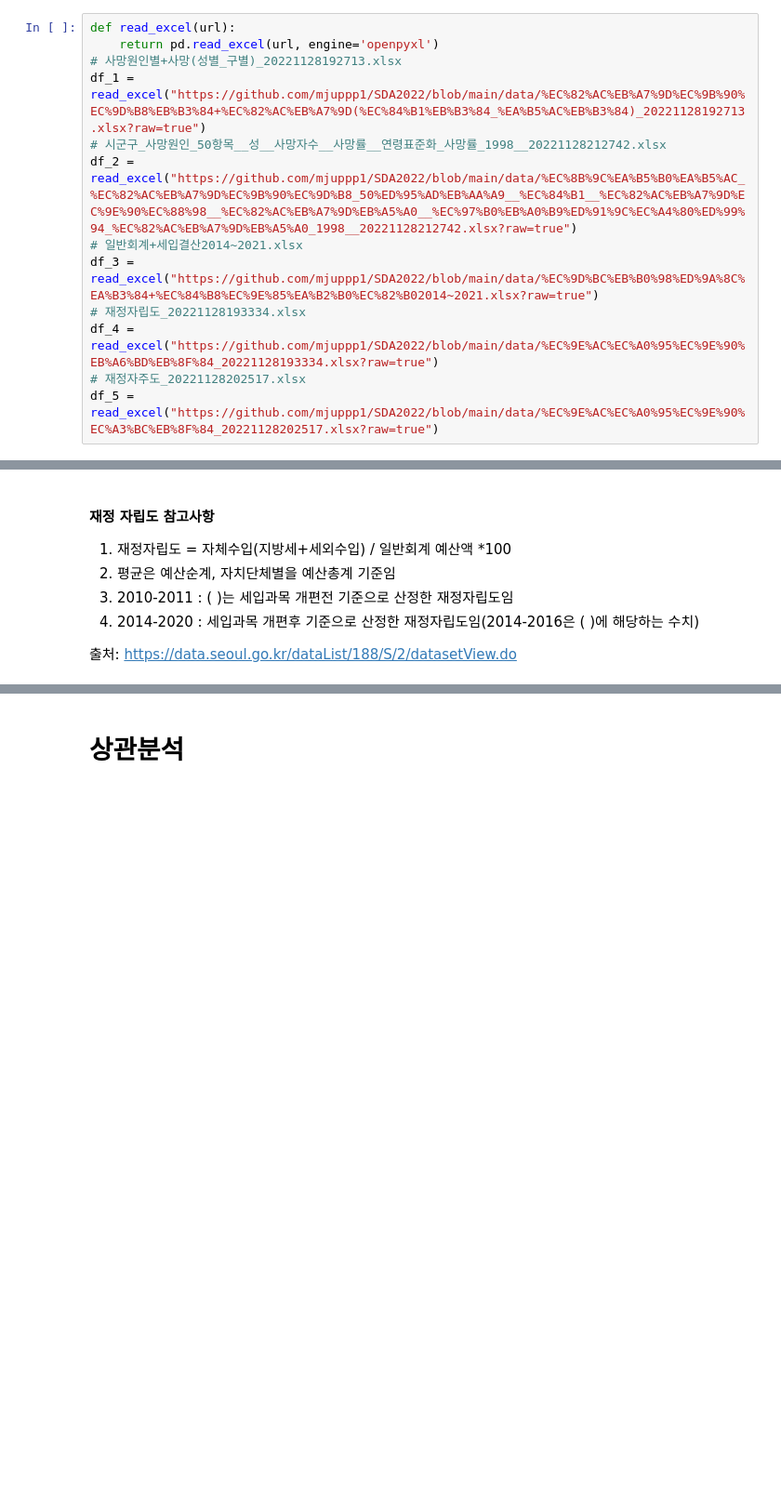
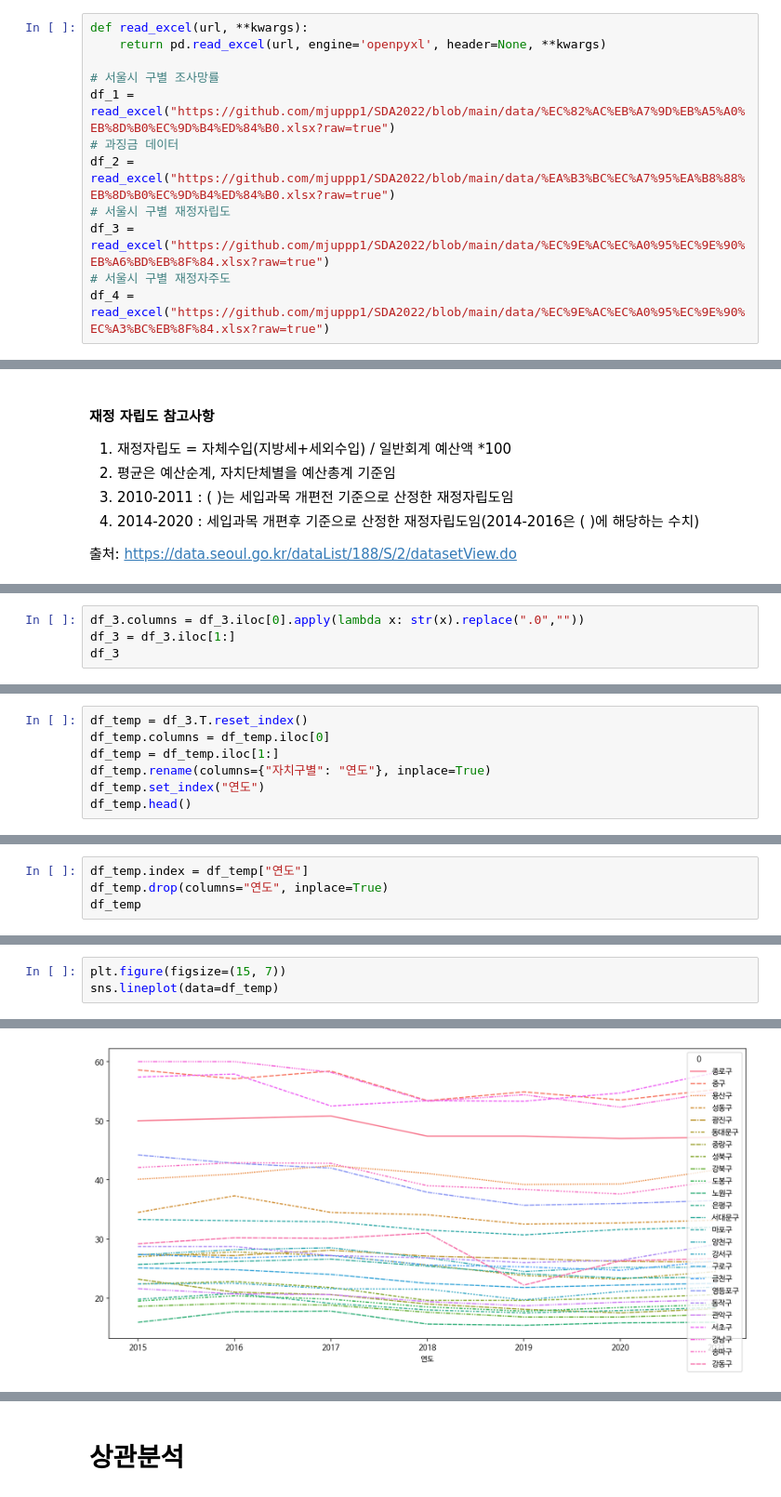
Before and after one commit to Gi-Woong/SDA-TeamProject, a Jupyter notebook: SDA_Term_Project.ipynb, the cells around one changed output, grey strips where cells are left out. Shown: that part at 93% size. Drawn from its saved outputs; the diff is of its cells as text; blank space fills up the shorter version.

```diff
--- a/SDA_Term_Project.ipynb
+++ b/SDA_Term_Project.ipynb
@@ -49,14 +70,13 @@ DataFrame 변수 명
 # %%
-def read_excel(url):
-    return pd.read_excel(url, engine='openpyxl')
-# 사망원인별+사망(성별_구별)_20221128192713.xlsx
-df_1 = read_excel("https://github.com/mjuppp1/SDA2022/blob/main/data/%EC%82%AC%EB%A7%9D%EC%9B%90%EC%9D%B8%EB%B3%84+%EC%82%AC%EB%A7%9D(%EC%84%B1%EB%B3%84_%EA%B5%AC%EB%B3%84)_20221128192713.xlsx?raw=true")
-# 시군구_사망원인_50항목__성__사망자수__사망률__연령표준화_사망률_1998__20221128212742.xlsx
-df_2 = read_excel("https://github.com/mjuppp1/SDA2022/blob/main/data/%EC%8B%9C%EA%B5%B0%EA%B5%AC_%EC%82%AC%EB%A7%9D%EC%9B%90%EC%9D%B8_50%ED%95%AD%EB%AA%A9__%EC%84%B1__%EC%82%AC%EB%A7%9D%EC%9E%90%EC%88%98__%EC%82%AC%EB%A7%9D%EB%A5%A0__%EC%97%B0%EB%A0%B9%ED%91%9C%EC%A4%80%ED%99%94_%EC%82%AC%EB%A7%9D%EB%A5%A0_1998__20221128212742.xlsx?raw=true")
-# 일반회계+세입결산2014~2021.xlsx
-df_3 = read_excel("https://github.com/mjuppp1/SDA2022/blob/main/data/%EC%9D%BC%EB%B0%98%ED%9A%8C%EA%B3%84+%EC%84%B8%EC%9E%85%EA%B2%B0%EC%82%B02014~2021.xlsx?raw=true")
-# 재정자립도_20221128193334.xlsx
-df_4 = read_excel("https://github.com/mjuppp1/SDA2022/blob/main/data/%EC%9E%AC%EC%A0%95%EC%9E%90%EB%A6%BD%EB%8F%84_20221128193334.xlsx?raw=true")
-# 재정자주도_20221128202517.xlsx
-df_5 = read_excel("https://github.com/mjuppp1/SDA2022/blob/main/data/%EC%9E%AC%EC%A0%95%EC%9E%90%EC%A3%BC%EB%8F%84_20221128202517.xlsx?raw=true")
+def read_excel(url, **kwargs):
+    return pd.read_excel(url, engine='openpyxl', header=None, **kwargs)
+
+# 서울시 구별 조사망률
+df_1 = read_excel("https://github.com/mjuppp1/SDA2022/blob/main/data/%EC%82%AC%EB%A7%9D%EB%A5%A0%EB%8D%B0%EC%9D%B4%ED%84%B0.xlsx?raw=true")
+# 과징금 데이터
+df_2 = read_excel("https://github.com/mjuppp1/SDA2022/blob/main/data/%EA%B3%BC%EC%A7%95%EA%B8%88%EB%8D%B0%EC%9D%B4%ED%84%B0.xlsx?raw=true")
+# 서울시 구별 재정자립도
+df_3 = read_excel("https://github.com/mjuppp1/SDA2022/blob/main/data/%EC%9E%AC%EC%A0%95%EC%9E%90%EB%A6%BD%EB%8F%84.xlsx?raw=true")
+# 서울시 구별 재정자주도
+df_4 = read_excel("https://github.com/mjuppp1/SDA2022/blob/main/data/%EC%9E%AC%EC%A0%95%EC%9E%90%EC%A3%BC%EB%8F%84.xlsx?raw=true")
 # %% [markdown]
@@ -168,0 +346,4 @@ df_2
+# %%
+df_3.columns = df_3.iloc[0].apply(lambda x: str(x).replace(".0",""))
+df_3 = df_3.iloc[1:]
+df_3
@@ -168,0 +368,7 @@ df_2
+# %%
+df_temp = df_3.T.reset_index()
+df_temp.columns = df_temp.iloc[0]
+df_temp = df_temp.iloc[1:]
+df_temp.rename(columns={"자치구별": "연도"}, inplace=True)
+df_temp.set_index("연도")
+df_temp.head()
@@ -168,0 +406,4 @@ df_2
+# %%
+df_temp.index = df_temp["연도"]
+df_temp.drop(columns="연도", inplace=True)
+df_temp
@@ -168,0 +421,4 @@ df_2
+# %%
+plt.figure(figsize=(15, 7))
+sns.lineplot(data=df_temp)
+# %% [output]
@@ -168,0 +426 @@ df_2
+[figure, added]
```
Also changed, not shown: parts of 60 cells of this notebook.
